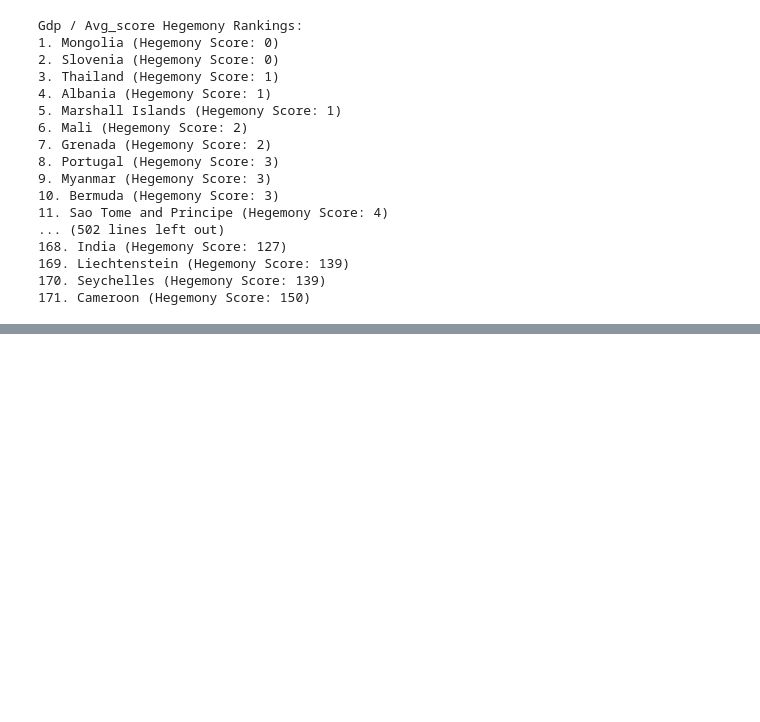
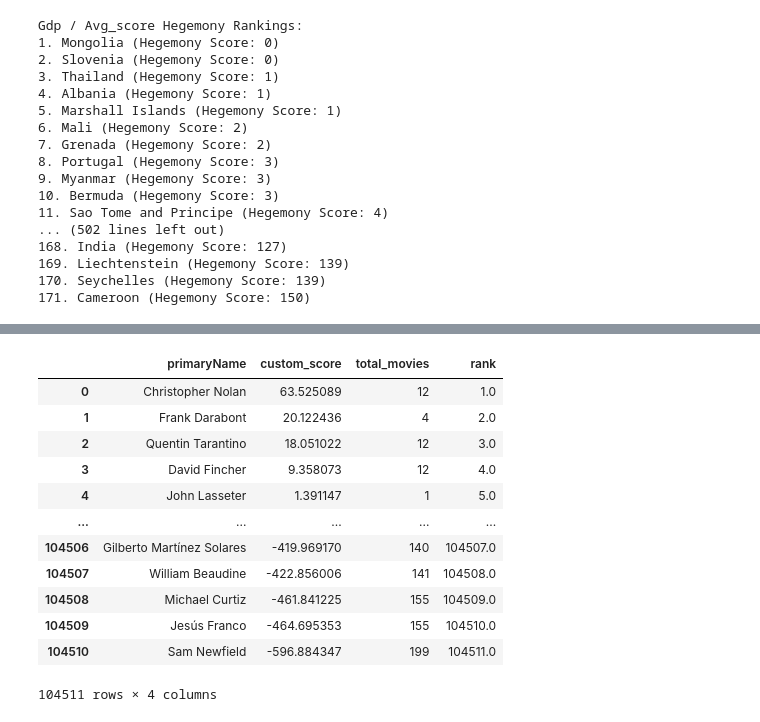
Before and after one commit to Konrad57/Imdb_Film_Ranking, a Jupyter notebook: analysis.ipynb, the cells around one changed output, grey strips where cells are left out. Cells and saved outputs as stored; diff of their text form; code cells hidden in the pictures; blank space fills up the shorter version.

```diff
--- a/analysis.ipynb
+++ b/analysis.ipynb
@@ -261,0 +397,16 @@ Gdp / Avg_score Hegemony Rankings:
+# %%
+custom_ranking(movies_directors_df, 'primaryName', 'composite_score', good_threshold=7.0, bad_threshold=3.0)
+# %% [output]
+|  | primaryName | custom_score | total_movies | rank |
+| 0 | Christopher Nolan | 63.525089 | 12 | 1.0 |
+| 1 | Frank Darabont | 20.122436 | 4 | 2.0 |
+| 2 | Quentin Tarantino | 18.051022 | 12 | 3.0 |
+| 3 | David Fincher | 9.358073 | 12 | 4.0 |
+| 4 | John Lasseter | 1.391147 | 1 | 5.0 |
+| ... | ... | ... | ... | ... |
+| 104506 | Gilberto Martínez Solares | -419.969170 | 140 | 104507.0 |
+| 104507 | William Beaudine | -422.856006 | 141 | 104508.0 |
+| 104508 | Michael Curtiz | -461.841225 | 155 | 104509.0 |
+| 104509 | Jesús Franco | -464.695353 | 155 | 104510.0 |
+| 104510 | Sam Newfield | -596.884347 | 199 | 104511.0 |
+104511 rows × 4 columns
```
Also changed, not shown: parts of 9 cells of this notebook, 1 other file.
